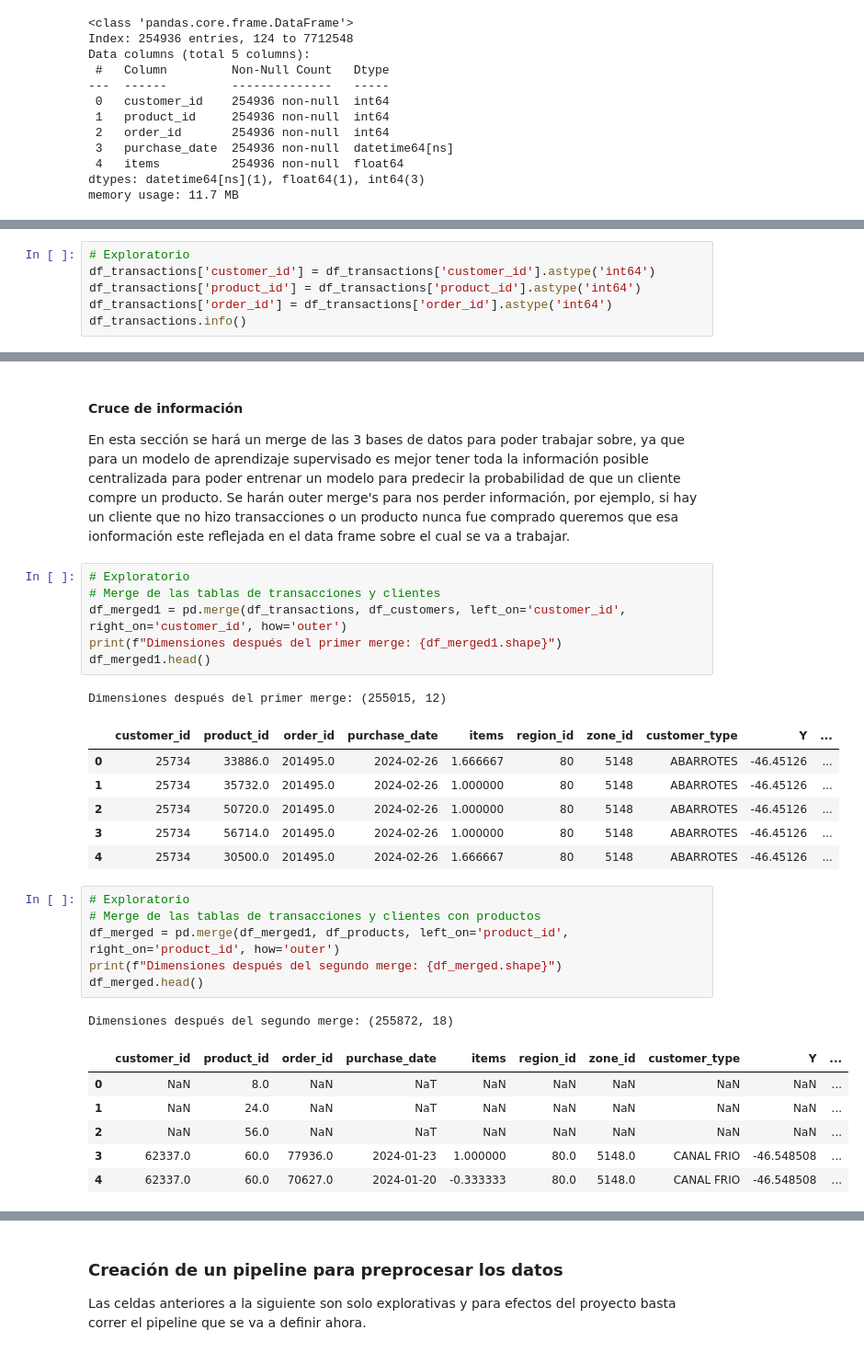
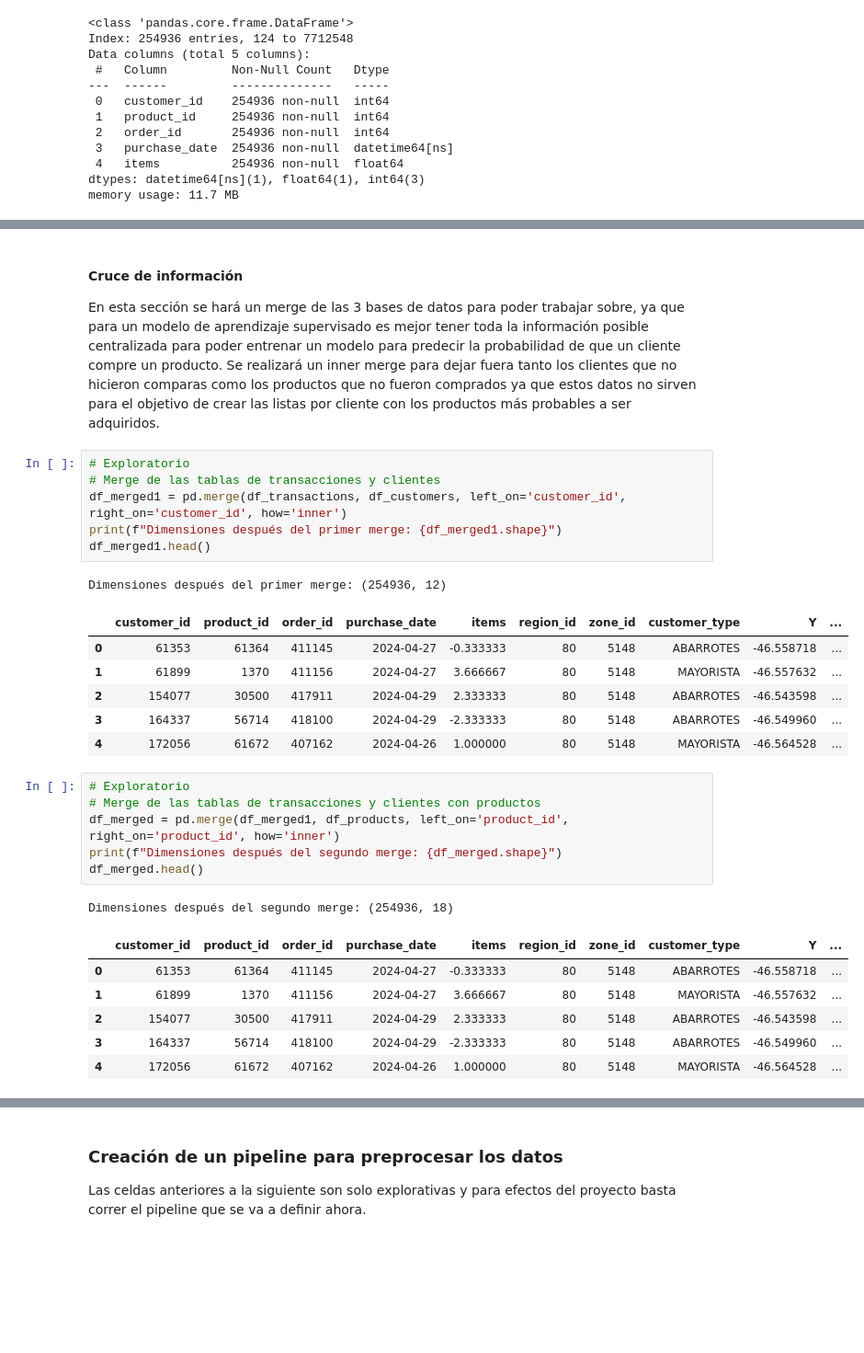
Before and after one commit to fco-marquez/MDS7202_Free_Riders, a Jupyter notebook: entrega1/enunciado_entrega1.ipynb, the cells around one changed output, grey strips where cells are left out. Shown: that part at 92% size. Cells and saved outputs as stored; diff of their text form; blank space fills up the shorter version.

```diff
--- a/entrega1/enunciado_entrega1.ipynb
+++ b/entrega1/enunciado_entrega1.ipynb
@@ -299,6 +298,0 @@ A partir de la información de los dataframes podemos concluir que tanto los dat
-# %%
-# Exploratorio
-df_transactions['customer_id'] = df_transactions['customer_id'].astype('int64')
-df_transactions['product_id'] = df_transactions['product_id'].astype('int64')
-df_transactions['order_id'] = df_transactions['order_id'].astype('int64')
-df_transactions.info()
@@ -318,35 +299,35 @@ memory usage: 11.7 MB
 # %% [markdown]
 #### Cruce de información
 En esta sección se hará un merge de las 3 bases de datos para poder trabajar sobre, ya que para un modelo de aprendizaje supervisado es mejor tener toda la información posible centralizada para poder entrenar un modelo para predecir la probabilidad de que un cliente compre un producto.
-Se harán outer merge's para nos perder información, por ejemplo, si hay un cliente que no hizo transacciones o un producto nunca fue comprado queremos que esa ionformación este reflejada en el data frame sobre el cual se va a trabajar.
+Se realizará un inner merge para dejar fuera tanto los clientes que no hicieron comparas como los productos que no fueron comprados ya que estos datos no sirven para el objetivo de crear las listas por cliente con los productos más probables a ser adquiridos.
 # %%
 # Exploratorio
 # Merge de las tablas de transacciones y clientes
-df_merged1 = pd.merge(df_transactions, df_customers, left_on='customer_id', right_on='customer_id', how='outer')
+df_merged1 = pd.merge(df_transactions, df_customers, left_on='customer_id', right_on='customer_id', how='inner')
 print(f"Dimensiones después del primer merge: {df_merged1.shape}")
 df_merged1.head()
 # %% [output]
-Dimensiones después del primer merge: (255015, 12)
+Dimensiones después del primer merge: (254936, 12)
 |  | customer_id | product_id | order_id | purchase_date | items | region_id | zone_id | customer_type | Y | ... |
-| 0 | 25734 | 33886.0 | 201495.0 | 2024-02-26 | 1.666667 | 80 | 5148 | ABARROTES | -46.45126 | ... |
-| 1 | 25734 | 35732.0 | 201495.0 | 2024-02-26 | 1.000000 | 80 | 5148 | ABARROTES | -46.45126 | ... |
-| 2 | 25734 | 50720.0 | 201495.0 | 2024-02-26 | 1.000000 | 80 | 5148 | ABARROTES | -46.45126 | ... |
-| 3 | 25734 | 56714.0 | 201495.0 | 2024-02-26 | 1.000000 | 80 | 5148 | ABARROTES | -46.45126 | ... |
-| 4 | 25734 | 30500.0 | 201495.0 | 2024-02-26 | 1.666667 | 80 | 5148 | ABARROTES | -46.45126 | ... |
+| 0 | 61353 | 61364 | 411145 | 2024-04-27 | -0.333333 | 80 | 5148 | ABARROTES | -46.558718 | ... |
+| 1 | 61899 | 1370 | 411156 | 2024-04-27 | 3.666667 | 80 | 5148 | MAYORISTA | -46.557632 | ... |
+| 2 | 154077 | 30500 | 417911 | 2024-04-29 | 2.333333 | 80 | 5148 | ABARROTES | -46.543598 | ... |
+| 3 | 164337 | 56714 | 418100 | 2024-04-29 | -2.333333 | 80 | 5148 | ABARROTES | -46.549960 | ... |
+| 4 | 172056 | 61672 | 407162 | 2024-04-26 | 1.000000 | 80 | 5148 | MAYORISTA | -46.564528 | ... |
 # %%
 # Exploratorio
 # Merge de las tablas de transacciones y clientes con productos
-df_merged = pd.merge(df_merged1, df_products, left_on='product_id', right_on='product_id', how='outer')
+df_merged = pd.merge(df_merged1, df_products, left_on='product_id', right_on='product_id', how='inner')
 print(f"Dimensiones después del segundo merge: {df_merged.shape}")
 df_merged.head()
 # %% [output]
-Dimensiones después del segundo merge: (255872, 18)
+Dimensiones después del segundo merge: (254936, 18)
 |  | customer_id | product_id | order_id | purchase_date | items | region_id | zone_id | customer_type | Y | ... |
-| 0 | NaN | 8.0 | NaN | NaT | NaN | NaN | NaN | NaN | NaN | ... |
-| 1 | NaN | 24.0 | NaN | NaT | NaN | NaN | NaN | NaN | NaN | ... |
-| 2 | NaN | 56.0 | NaN | NaT | NaN | NaN | NaN | NaN | NaN | ... |
-| 3 | 62337.0 | 60.0 | 77936.0 | 2024-01-23 | 1.000000 | 80.0 | 5148.0 | CANAL FRIO | -46.548508 | ... |
-| 4 | 62337.0 | 60.0 | 70627.0 | 2024-01-20 | -0.333333 | 80.0 | 5148.0 | CANAL FRIO | -46.548508 | ... |
+| 0 | 61353 | 61364 | 411145 | 2024-04-27 | -0.333333 | 80 | 5148 | ABARROTES | -46.558718 | ... |
+| 1 | 61899 | 1370 | 411156 | 2024-04-27 | 3.666667 | 80 | 5148 | MAYORISTA | -46.557632 | ... |
+| 2 | 154077 | 30500 | 417911 | 2024-04-29 | 2.333333 | 80 | 5148 | ABARROTES | -46.543598 | ... |
+| 3 | 164337 | 56714 | 418100 | 2024-04-29 | -2.333333 | 80 | 5148 | ABARROTES | -46.549960 | ... |
+| 4 | 172056 | 61672 | 407162 | 2024-04-26 | 1.000000 | 80 | 5148 | MAYORISTA | -46.564528 | ... |
 # %%
 # Exploratorio
 # Revisar duplicados
```
Also changed, not shown: parts of 20 cells of this notebook.
